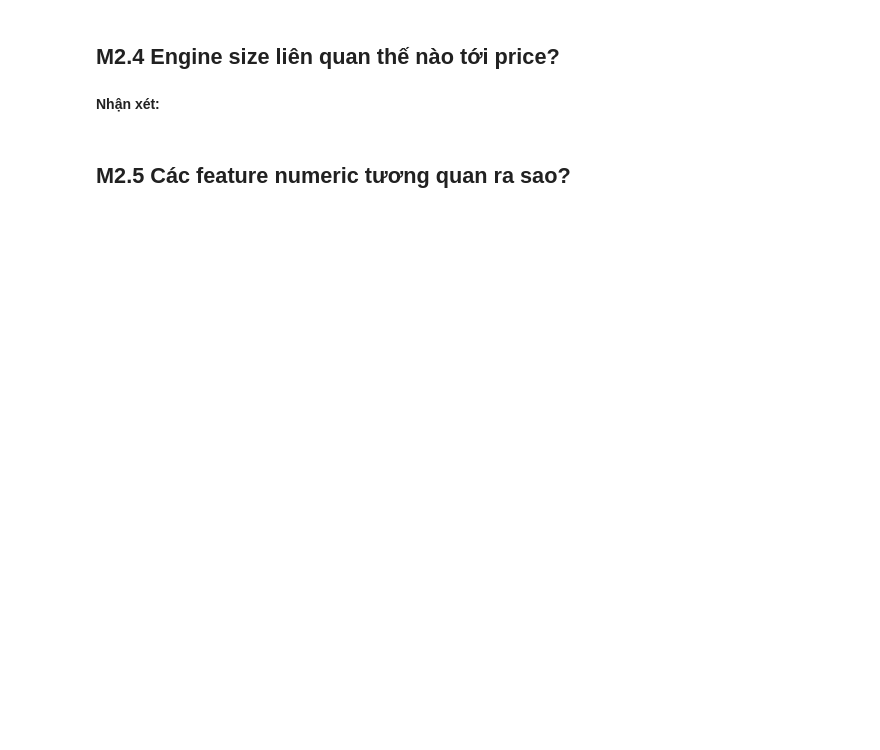
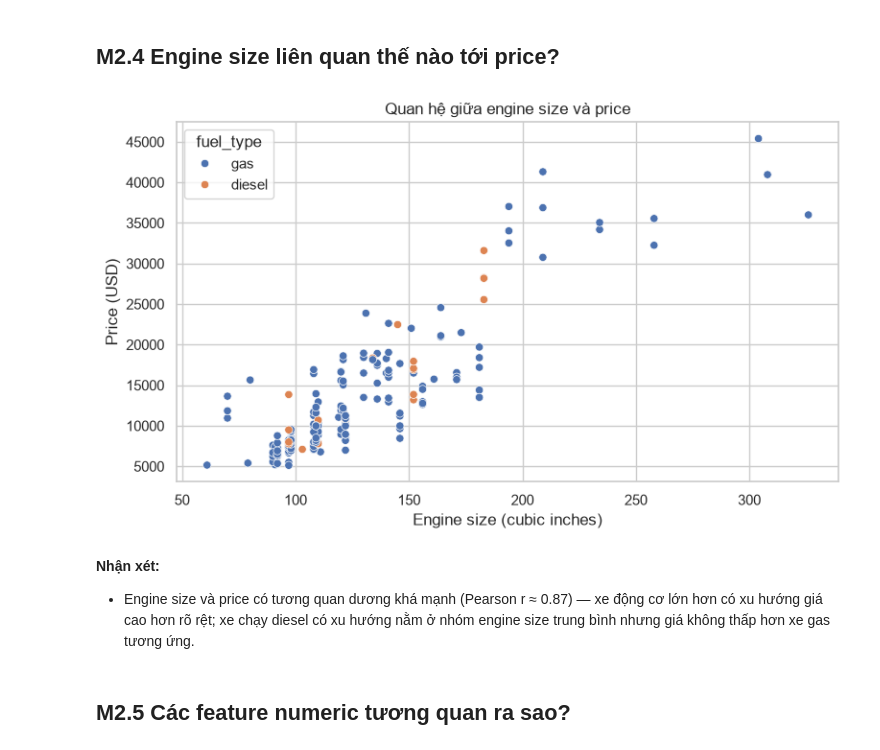
Before and after one commit to Thiennguyenut/mliot-pyml-2026-hw, a Jupyter notebook: week02/numpy-pandas-eda-hw/numpy_pandas_eda_hw.ipynb, the cells around one changed output. Drawn from its saved outputs; the diff is of its cells as text; code cells hidden in the pictures; blank space fills up the shorter version.

```diff
--- a/week02/numpy-pandas-eda-hw/numpy_pandas_eda_hw.ipynb
+++ b/week02/numpy-pandas-eda-hw/numpy_pandas_eda_hw.ipynb
@@ -355,8 +462,18 @@ Mỗi biểu đồ cần:
 ## M2.4 Engine size liên quan thế nào tới price?
 # %%
 # TODO M2.4: scatterplot engine_size và price, hue=fuel_type
+fig, ax = plt.subplots()
+sns.scatterplot(data=analysis_df, x="engine_size", y="price", hue="fuel_type", ax=ax)
+ax.set_title("Quan hệ giữa engine size và price")
+ax.set_xlabel("Engine size (cubic inches)")
+ax.set_ylabel("Price (USD)")
+plt.tight_layout()
+plt.show()
+# %% [output]
+[figure, added]
 # %% [markdown]
-**Nhận xét:** <!-- 1--2 câu -->
+**Nhận xét:**
+- Engine size và price có tương quan dương khá mạnh (Pearson r ≈ 0.87) — xe động cơ lớn hơn có xu hướng giá cao hơn rõ rệt; xe chạy diesel có xu hướng nằm ở nhóm engine size trung bình nhưng giá không thấp hơn xe gas tương ứng.
 # %% [markdown]
 ## M2.5 Các feature numeric tương quan ra sao?
 # %%
```
Also changed, not shown: parts of 19 cells of this notebook.
